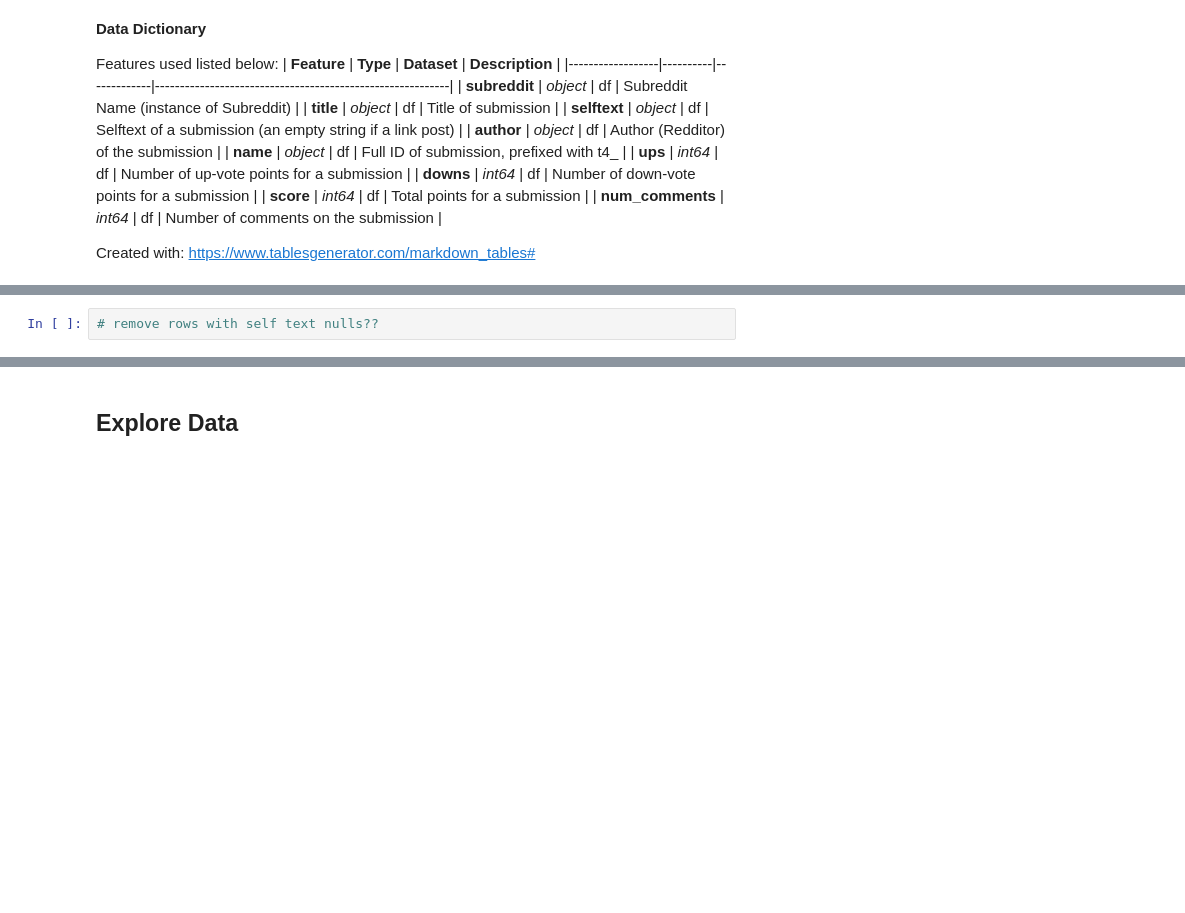
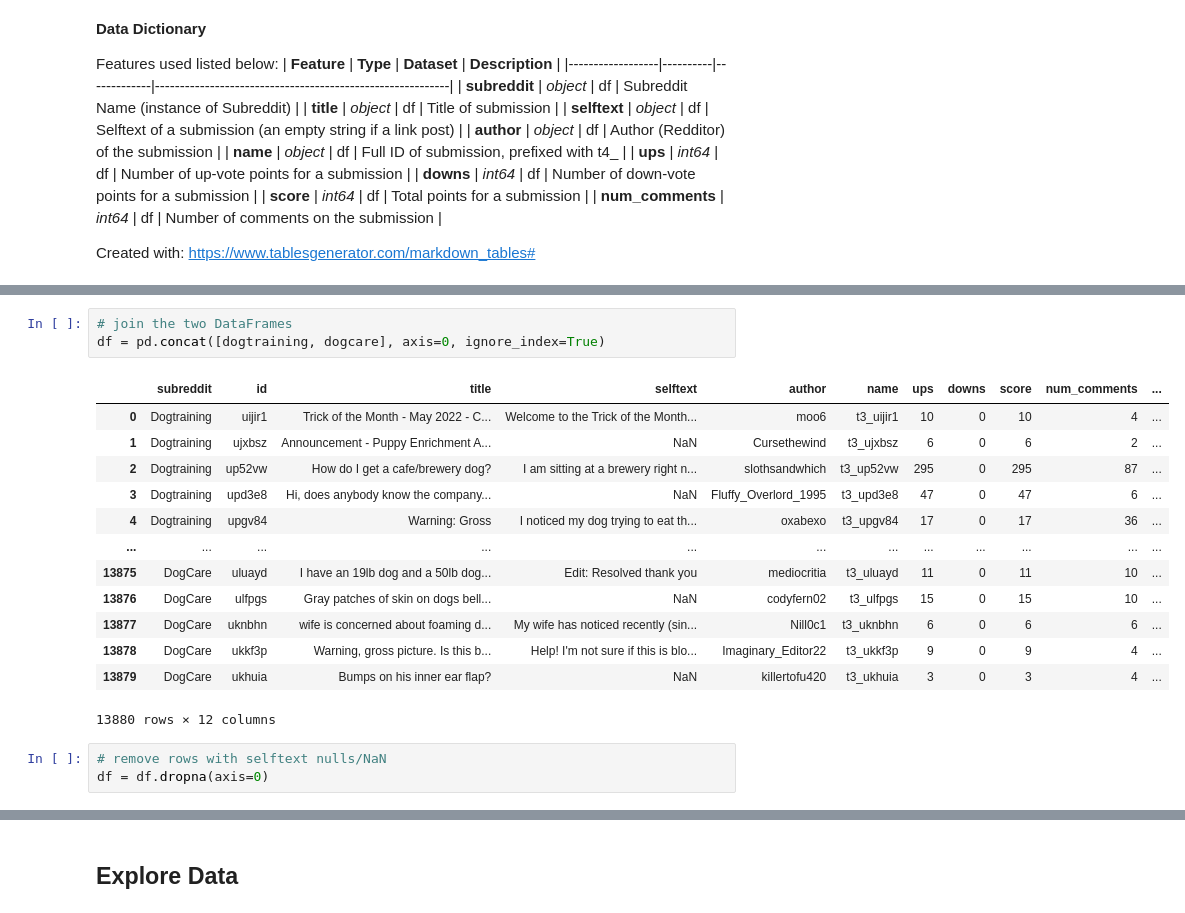
Before and after one commit to brandiehatch/project-3, a Jupyter notebook: code/project-3-hatch-eda.ipynb, the cells around one changed output, grey strips where cells are left out. Cells and saved outputs as stored; diff of their text form; blank space fills up the shorter version.

```diff
--- a/code/project-3-hatch-eda.ipynb
+++ b/code/project-3-hatch-eda.ipynb
@@ -165,2 +177,20 @@ dogcare.describe()
+# %%
+# join the two DataFrames
+df = pd.concat([dogtraining, dogcare], axis=0, ignore_index=True)
+# %% [output]
+|  | subreddit | id | title | selftext | author | name | ups | downs | score | num_comments | ... |
+| 0 | Dogtraining | uijir1 | Trick of the Month - May 2022 - C... | Welcome to the Trick of the Month... | moo6 | t3_uijir1 | 10 | 0 | 10 | 4 | ... |
+| 1 | Dogtraining | ujxbsz | Announcement - Puppy Enrichment A... | NaN | Cursethewind | t3_ujxbsz | 6 | 0 | 6 | 2 | ... |
+| 2 | Dogtraining | up52vw | How do I get a cafe/brewery dog? | I am sitting at a brewery right n... | slothsandwhich | t3_up52vw | 295 | 0 | 295 | 87 | ... |
+| 3 | Dogtraining | upd3e8 | Hi, does anybody know the company... | NaN | Fluffy_Overlord_1995 | t3_upd3e8 | 47 | 0 | 47 | 6 | ... |
+| 4 | Dogtraining | upgv84 | Warning: Gross | I noticed my dog trying to eat th... | oxabexo | t3_upgv84 | 17 | 0 | 17 | 36 | ... |
+| ... | ... | ... | ... | ... | ... | ... | ... | ... | ... | ... | ... |
+| 13875 | DogCare | uluayd | I have an 19lb dog and a 50lb dog... | Edit: Resolved thank you | mediocritia | t3_uluayd | 11 | 0 | 11 | 10 | ... |
+| 13876 | DogCare | ulfpgs | Gray patches of skin on dogs bell... | NaN | codyfern02 | t3_ulfpgs | 15 | 0 | 15 | 10 | ... |
+| 13877 | DogCare | uknbhn | wife is concerned about foaming d... | My wife has noticed recently (sin... | Nill0c1 | t3_uknbhn | 6 | 0 | 6 | 6 | ... |
+| 13878 | DogCare | ukkf3p | Warning, gross picture. Is this b... | Help! I'm not sure if this is blo... | Imaginary_Editor22 | t3_ukkf3p | 9 | 0 | 9 | 4 | ... |
+| 13879 | DogCare | ukhuia | Bumps on his inner ear flap? | NaN | killertofu420 | t3_ukhuia | 3 | 0 | 3 | 4 | ... |
+13880 rows × 12 columns
 # %%
-# remove rows with self text nulls??
+# remove rows with selftext nulls/NaN
+df = df.dropna(axis=0)
```
Also changed, not shown: parts of 34 cells of this notebook, 4 other files.
